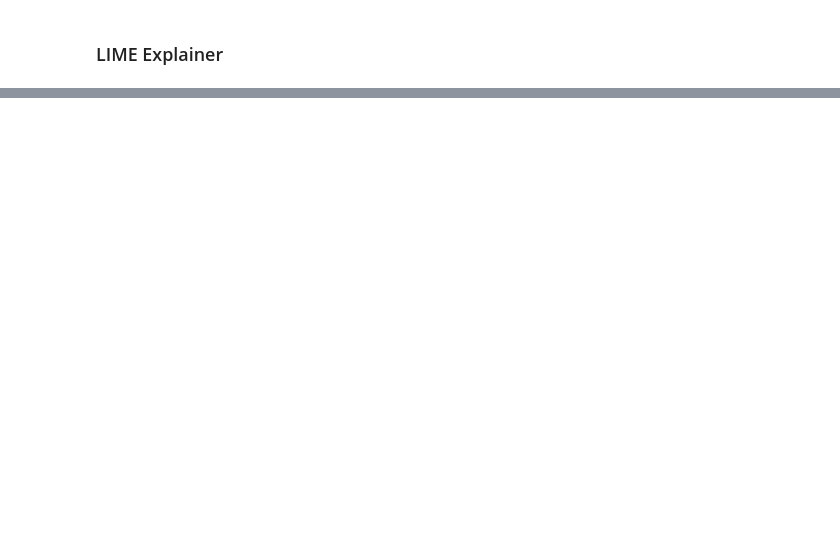
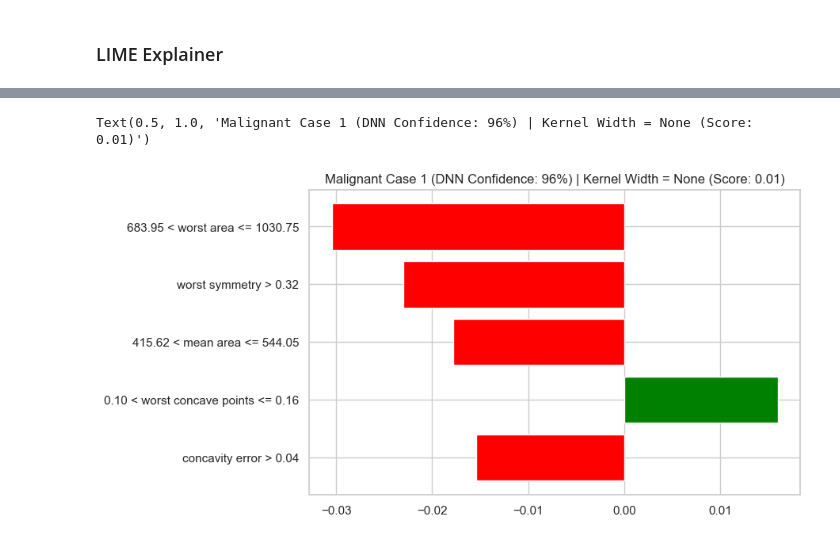
Before and after one commit to sguys99/self-study, a Jupyter notebook: xai/xai_book/ch04/ch04.ipynb, the cells around one changed output, grey strips where cells are left out. Saved outputs shown, nothing was run; the diff lists cells and outputs as text; code cells hidden in the pictures; blank space fills up the shorter version.

```diff
--- a/xai/xai_book/ch04/ch04.ipynb
+++ b/xai/xai_book/ch04/ch04.ipynb
@@ -490,0 +622,11 @@ import lime.lime_tabular
+# %%
+exp = explainer.explain_instance(X_test.numpy()[malignant_idx],
+                                 prob,
+                                 num_features=5,
+                                 top_labels=1)
+f, ax = lime_exp_as_pyplot(exp)
+ax.set_title('Malignant Case 1 (DNN Confidence: %d%%) | Kernel Width = None (Score: %.2f)' % (100 - round(y_conf[malignant_idx] * 100),
+                                                                                               exp.score))
+# %% [output]
+Text(0.5, 1.0, 'Malignant Case 1 (DNN Confidence: 96%) | Kernel Width = None (Score: 0.01)')
+[figure, added]
```
Also changed, not shown: parts of 50 cells of this notebook, 7 other files.
